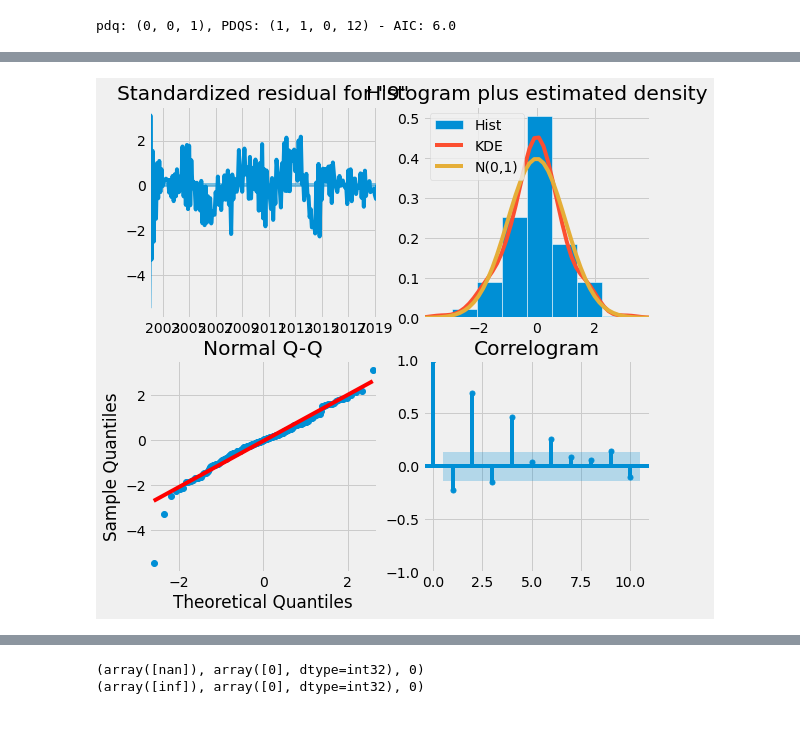
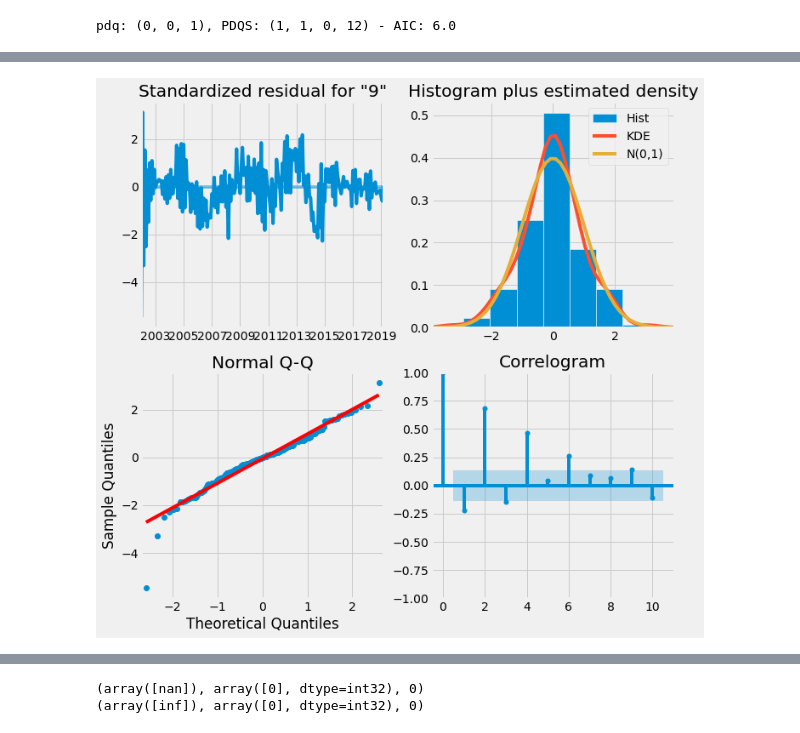
Before and after one commit to SringayKeno/forecasting-home-prices-sacramento-county, a Jupyter notebook: model_eval/sarima_model_evaluation_sac.ipynb, the cells around one changed output, grey strips where cells are left out. Saved outputs shown, nothing was run; the diff lists cells and outputs as text; code cells hidden in the pictures.

Commit message:
adding updated model eval

```diff
--- a/model_eval/sarima_model_evaluation_sac.ipynb
+++ b/model_eval/sarima_model_evaluation_sac.ipynb
@@ -243,5 +265,5 @@ Warnings:
 # %%
-sarima_model1.plot_diagnostics(figsize = (8, 8))
+sarima_model1.plot_diagnostics(figsize = (10 ,10))
 plt.show()
 # %% [output]
-[figure, old version]
+[figure, new version]
```
Also changed, not shown: parts of 20 cells of this notebook, 8 other files.
